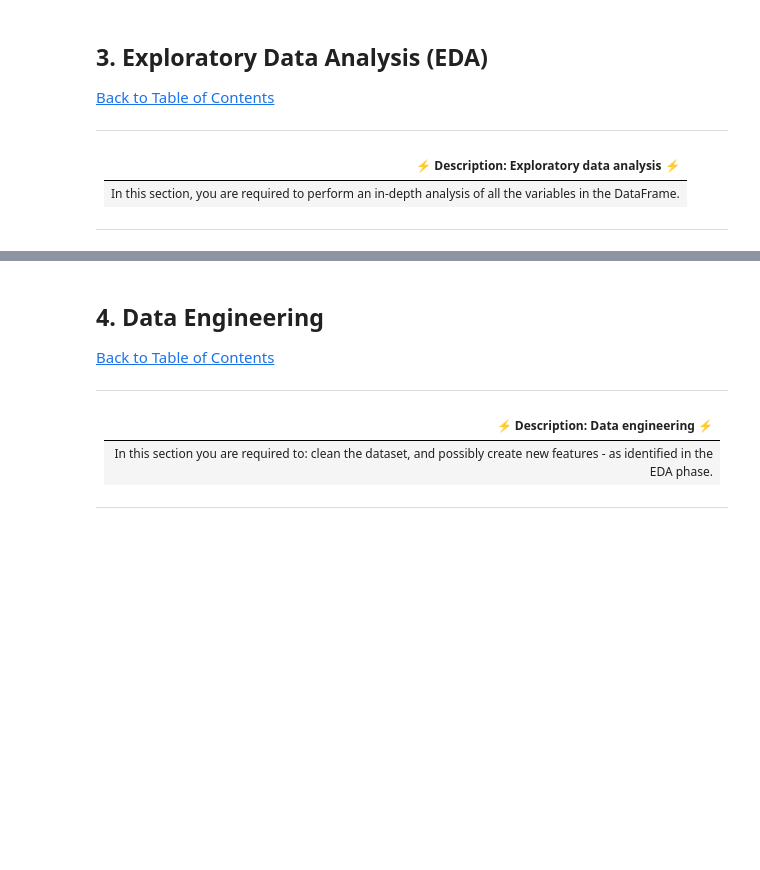
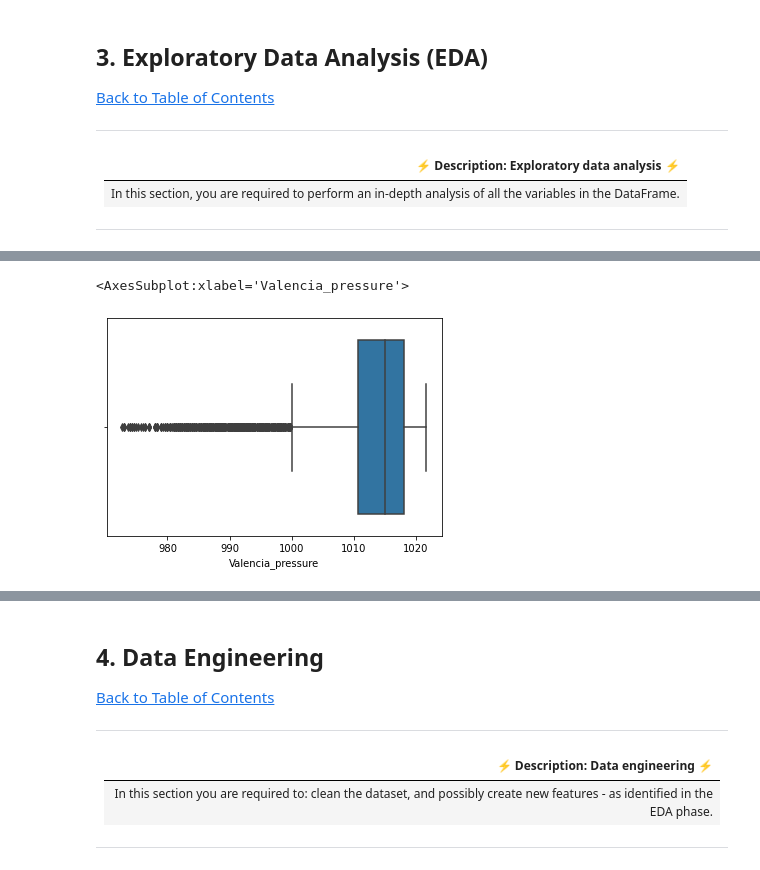
Before and after one commit to YinkaOlusola/Energy_Demand_Shortfall_Prediction-Advanced_Regression, a Jupyter notebook: starter-notebook.ipynb, the cells around one changed output, grey strips where cells are left out. Drawn from its saved outputs; the diff is of its cells as text; code cells hidden in the pictures; blank space fills up the shorter version.

```diff
--- a/starter-notebook.ipynb
+++ b/starter-notebook.ipynb
@@ -83,0 +101,3 @@ df = # load the data
+# %%
+df_test = pd.read_csv('df_test.csv')
+df_test
@@ -102,0 +258,4 @@ df = # load the data
+# %%
+# Merge the test and train data set to simplify your work
+merged_df = pd.concat([df_train, df_test])
+merged_df.describe()
@@ -102,0 +316,5 @@ df = # load the data
+# %%
+sns.boxplot(merged_df['Valencia_pressure'])
+# %% [output]
+<AxesSubplot:xlabel='Valencia_pressure'>
+[figure, added]
```
Also changed, not shown: parts of 47 cells of this notebook.
